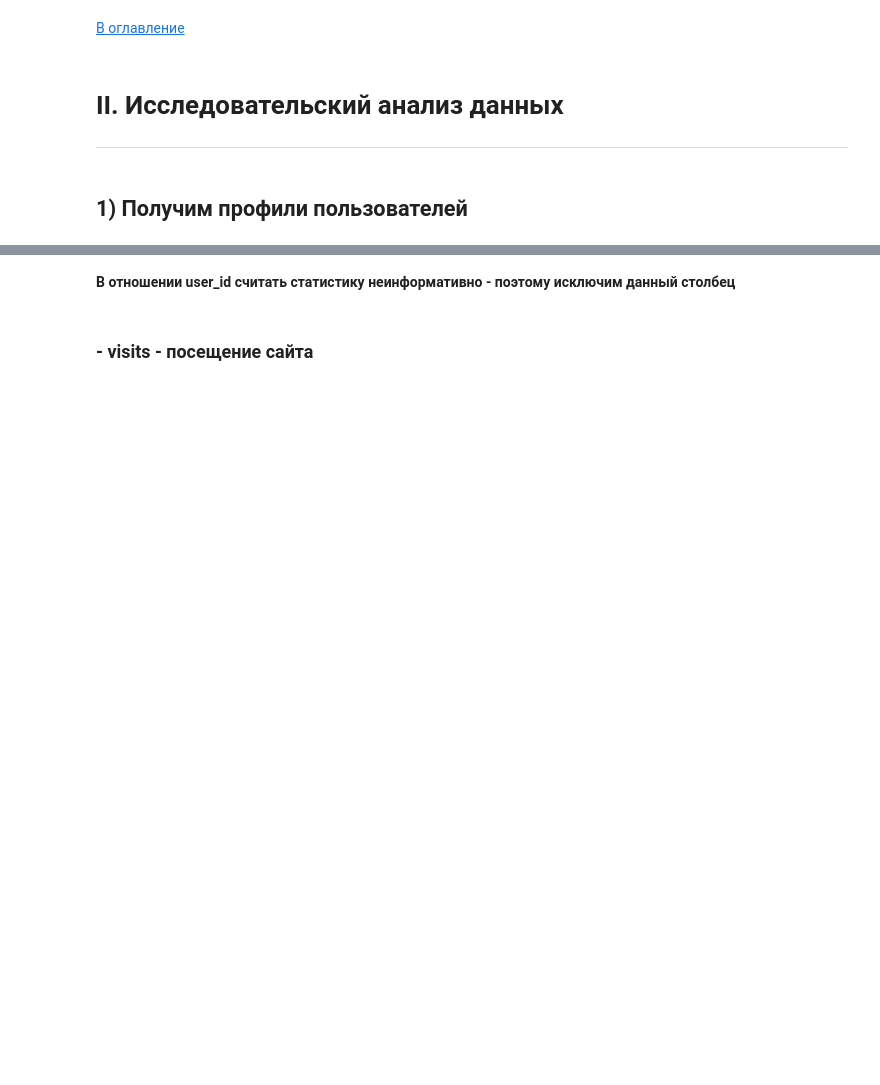
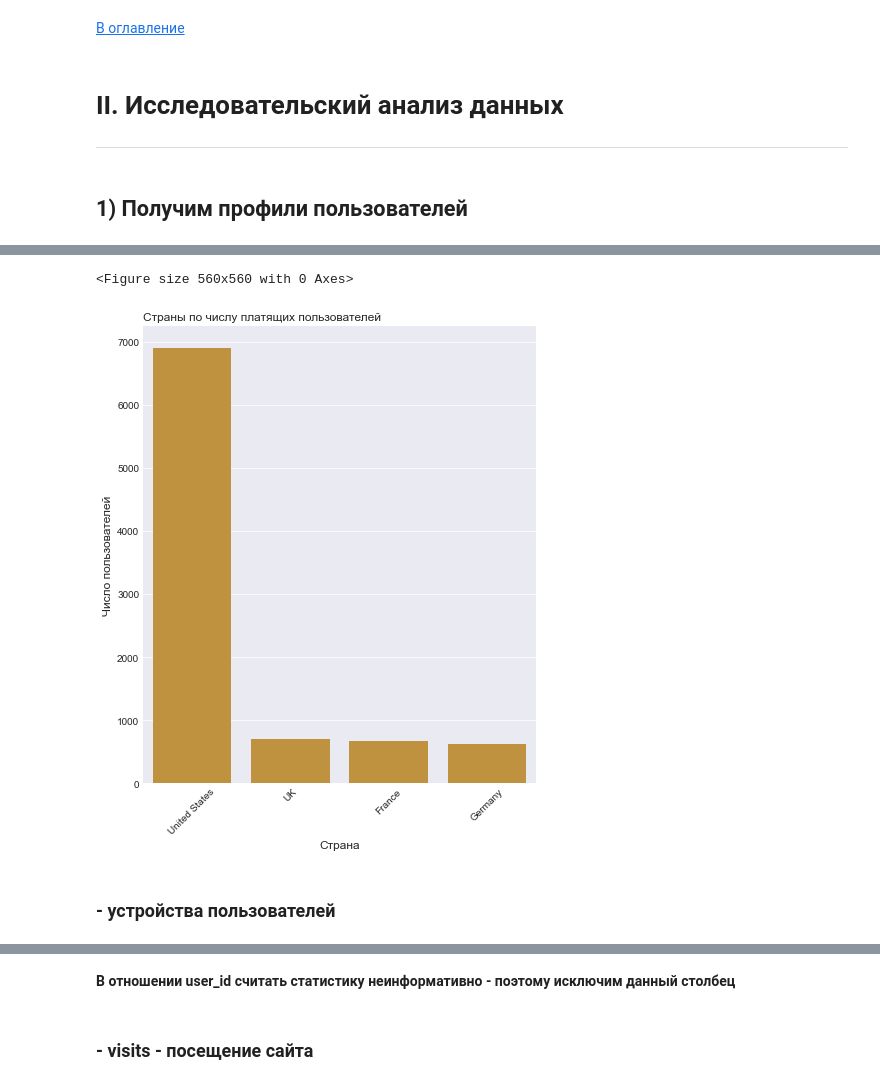
Before and after one commit to ikazman/practicum_da_projects, a Jupyter notebook: marketing_analysis/maketing_analysis-refactoring.ipynb, the cells around one changed output, grey strips where cells are left out. Saved outputs shown, nothing was run; the diff lists cells and outputs as text; code cells hidden in the pictures; blank space fills up the shorter version.

Commit message:
Added new func - grouped_summary for quick summary of payers

```diff
--- a/marketing_analysis/maketing_analysis-refactoring.ipynb
+++ b/marketing_analysis/maketing_analysis-refactoring.ipynb
@@ -216,0 +265,3 @@ print(duplicated_sum)
+# %%
+countries_count_by_payer = calc.grouped_summary(profiles, 'region', 'страна')
+countries_count_by_payer
@@ -216,0 +285,11 @@ print(duplicated_sum)
+# %%
+title = 'Страны по числу платящих пользователей'
+xlabel = 'Страна'
+ylabel = 'Число пользователей'
+data = countries_count_by_payer.iloc[:4].sort_values(by='платящие', ascending=False)
+calc.sns_catplot(x='страна', y='платящие', data=data, title=title, xlabel=xlabel, ylabel=ylabel)
+# %% [output]
+<Figure size 560x560 with 0 Axes>
+[figure, added]
+# %% [markdown]
+### - устройства пользователей<a class='anchor' id='2_3_2'></a>
```
Also changed, not shown: parts of 24 cells of this notebook, 1 other file.
